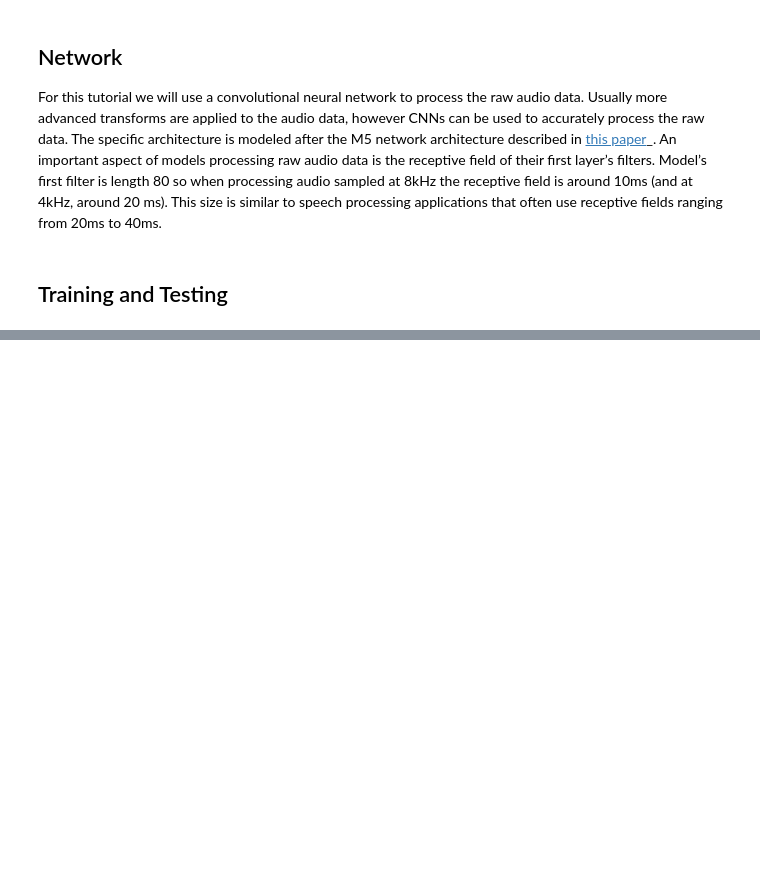
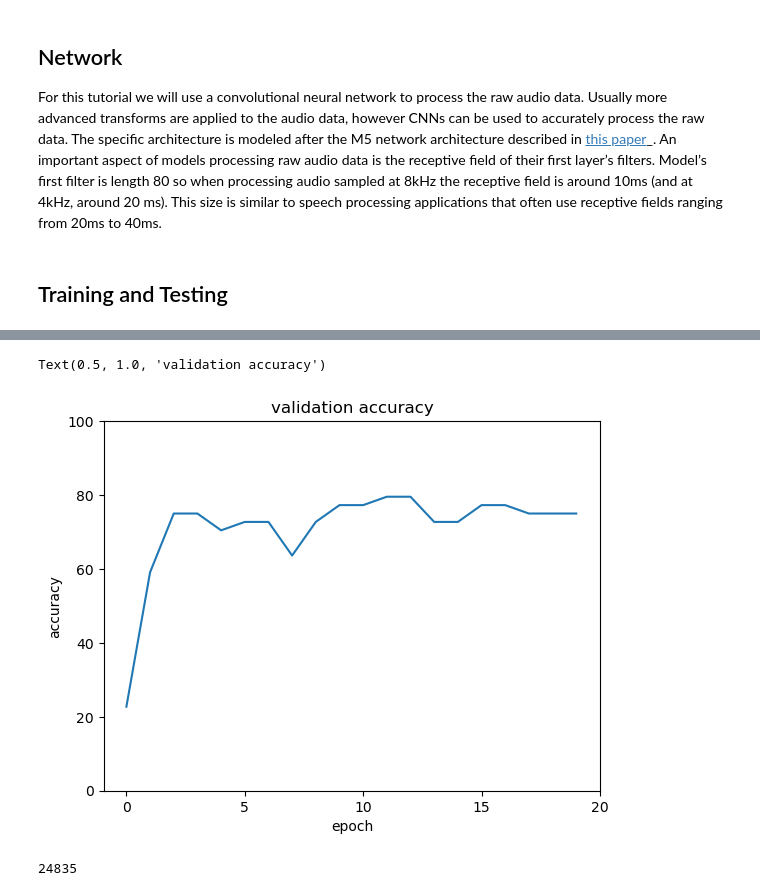
Before and after one commit to iociveteres/Voice-Recorder, a Jupyter notebook: whole_audio_torch.ipynb, the cells around one changed output, grey strips where cells are left out. Cells and saved outputs as stored; diff of their text form; code cells hidden in the pictures; blank space fills up the shorter version.

```diff
--- a/whole_audio_torch.ipynb
+++ b/whole_audio_torch.ipynb
@@ -245,7 +246,8 @@ def train(model, epoch, log_interval):
         output = model(data)
 
         # negative log-likelihood for a tensor of size (batch x 1 x n_output)
-        loss = F.nll_loss(output.squeeze(), target)
+        # loss = F.nll_loss(output.squeeze(), target)
+        loss = F.cross_entropy(output.squeeze(), target)
 
         optimizer.zero_grad()
         loss.backward()
@@ -288,13 +290,16 @@ def test(model, epoch):
         # update progress bar
         pbar.update(pbar_update)
 
-    print(f" Test Epoch: {epoch}\tAccuracy: {correct}/{len(test_loader.dataset)} ({100. * correct / len(test_loader.dataset):.0f}%)\n")
+    accuracy = 100. * correct / len(test_loader.dataset)
+    print(f" Test Epoch: {epoch}\tAccuracy: {correct}/{len(test_loader.dataset)} ({accuracy:.0f}%)\n")
+    return accuracy
 # %%
 log_interval = 20
 n_epoch = 20
 
 pbar_update = 1 / (len(train_loader) + len(test_loader))
 losses = []
+accuracies = []
 
 model = M5(n_input=transformed.shape[0], n_output=len(labels))
 model.to(device)
@@ -309,6 +314,7 @@ with tqdm(total=n_epoch,
           ) as pbar:
     for epoch in range(1, n_epoch + 1):
         train(model, epoch, log_interval)
-        test(model, epoch)
+        accuracy_step = test(model, epoch)
+        accuracies.append(accuracy_step)
         scheduler.step()
 # %% [output]
@@ -337,0 +346,15 @@ Text(0.5, 1.0, 'training loss')
+# %%
+ax = plt.plot(accuracies)
+
+plt.ylim(0, 100)
+plt.xlabel('epoch')
+plt.ylabel('accuracy')
+plt.xticks(range(0, len(accuracies)+1, 5))
+plt.title("validation accuracy")
+# %% [output]
+Text(0.5, 1.0, 'validation accuracy')
+[figure, added]
+# %%
+print(count_parameters(model))
+# %% [output]
+24835
```
Also changed, not shown: parts of 6 cells of this notebook, 1 other file.
